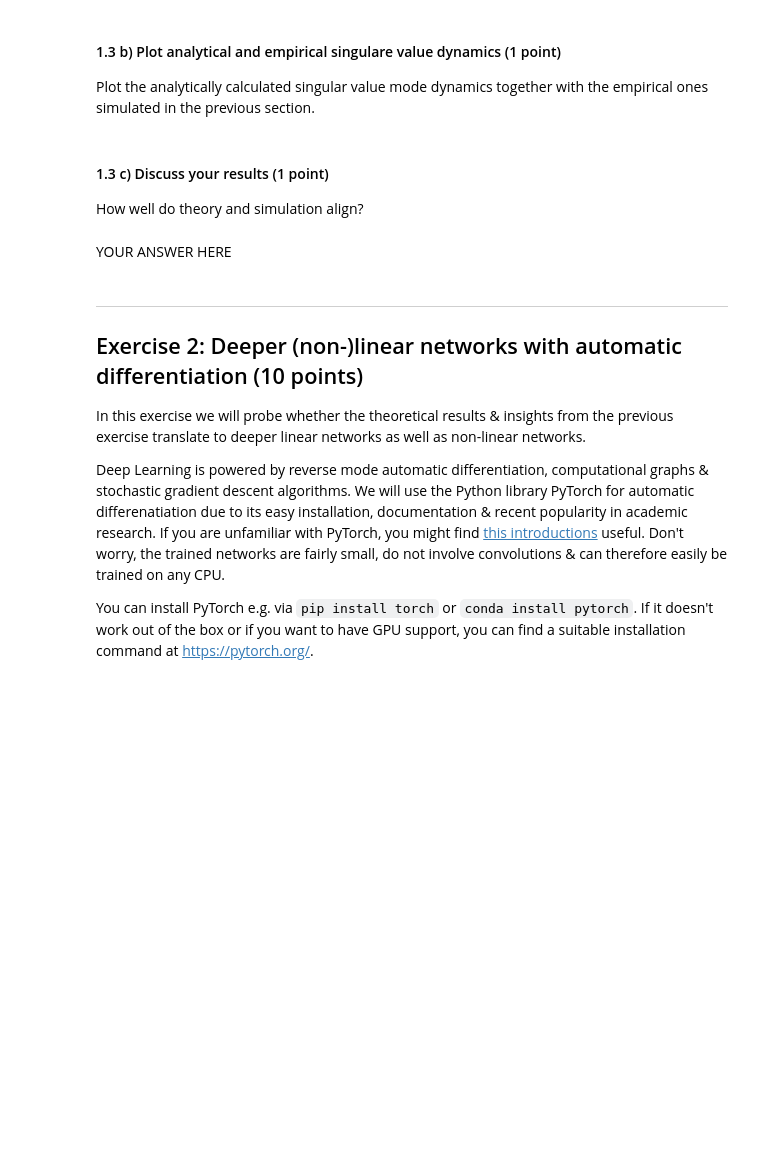
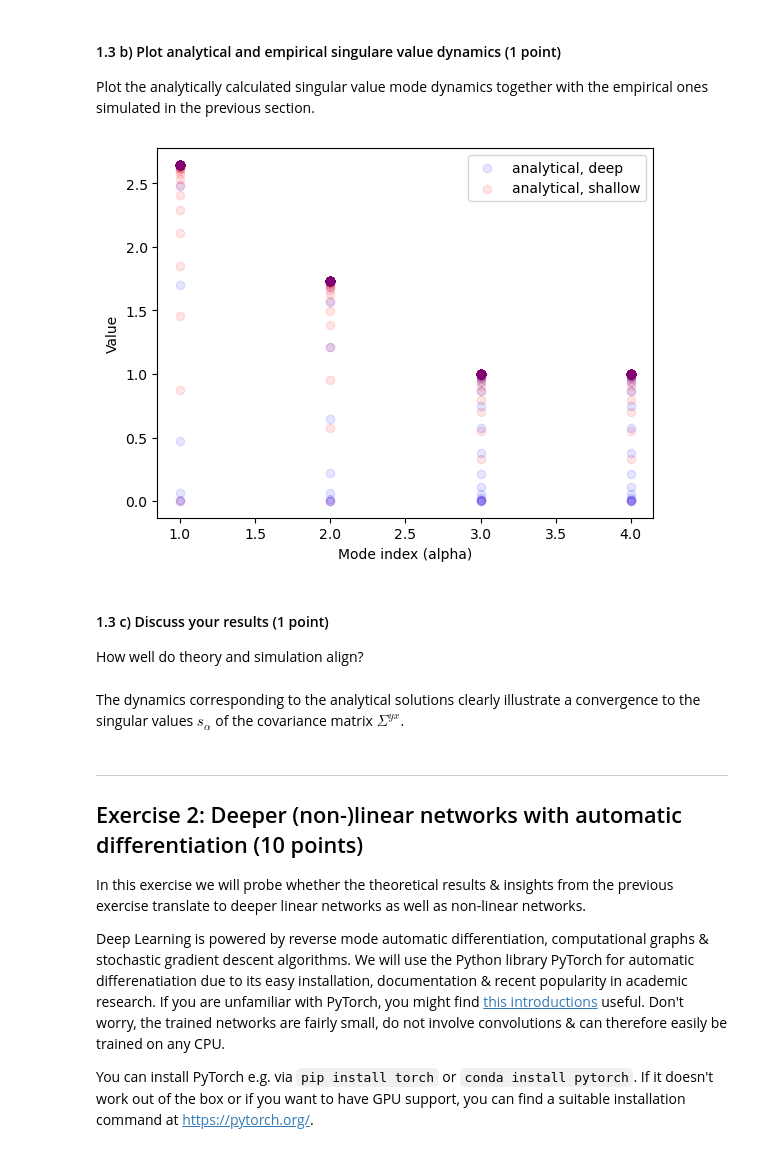
Before and after one commit to lfogarty98/mhbf_pt, a Jupyter notebook: 1-deep-networks/deep-networks.ipynb, the cells around one changed output. Cells and saved outputs as stored; diff of their text form; code cells hidden in the pictures; blank space fills up the shorter version.

```diff
--- a/1-deep-networks/deep-networks.ipynb
+++ b/1-deep-networks/deep-networks.ipynb
@@ -325,19 +337,38 @@ $$
 #### 1.3 a) Implement the analytical solutions (1 point)
 Compute the singular value mode dynamics (for different time steps between $t = 0$  and $t = T$) using the analytic solutions with $a_\alpha^0 = b_\alpha^0 = 0.001$.
 # %%
-# YOUR CODE HERE
-raise NotImplementedError()
+a_0, b_0 = 0.001, 0.001
+a_emp = np.ones((int(T/dt), num_modes))
+b_emp = np.ones((int(T/dt), num_modes))
+
+for alpha in range(0, num_modes):
+    for t in range(int(T/dt)):
+        a_emp[t, alpha] = (s[alpha] * np.exp(2*s[alpha]*t/tau)) / (np.exp(2*s[alpha]*t/tau) - 1 + (s[alpha]/a_0))
+        b_emp[t, alpha] = s[alpha] * (1 - np.exp(-t/tau)) + b_0*np.exp(-t/tau)
 # %% [markdown]
 #### 1.3 b) Plot analytical and empirical singulare value dynamics (1 point)
 Plot the analytically calculated singular value mode dynamics together with the empirical ones simulated in the previous section.
 # %%
-# YOUR CODE HERE
-raise NotImplementedError()
+# Plot empirical singular value modes
+for t in range(int(T/dt)):
+    plt.scatter(np.arange(1, num_modes+1), a_emp[t], color='blue', alpha=0.1)
+    plt.scatter(np.arange(1, num_modes+1), b_emp[t], color='red', alpha=0.1)
+
+# Use a single label for the legend
+plt.scatter([], [], color='blue', alpha=0.1, label='analytical, deep')
+plt.scatter([], [], color='red', alpha=0.1, label='analytical, shallow')
+
+plt.ylabel('Value')
+plt.xlabel('Mode index (alpha)')
+plt.legend()
+plt.show()
+# %% [output]
+[figure, added]
 # %% [markdown]
 #### 1.3 c) Discuss your results (1 point)
 How well do theory and simulation align?
 # %% [markdown]
-YOUR ANSWER HERE
+The dynamics corresponding to the analytical solutions clearly illustrate a convergence to the singular values $s_{\alpha}$ of the covariance matrix $\Sigma^{yx}$.
 # %% [markdown]
 ---
 
```
Also changed, not shown: parts of 5 cells of this notebook.
